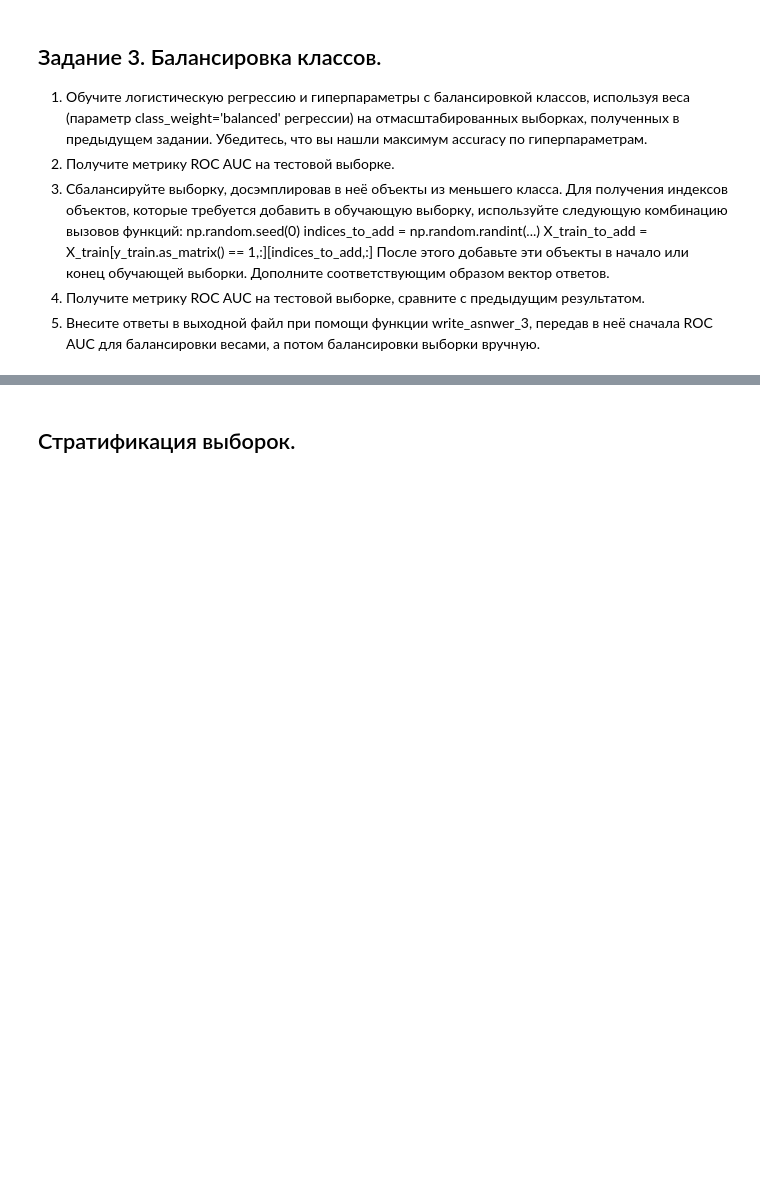
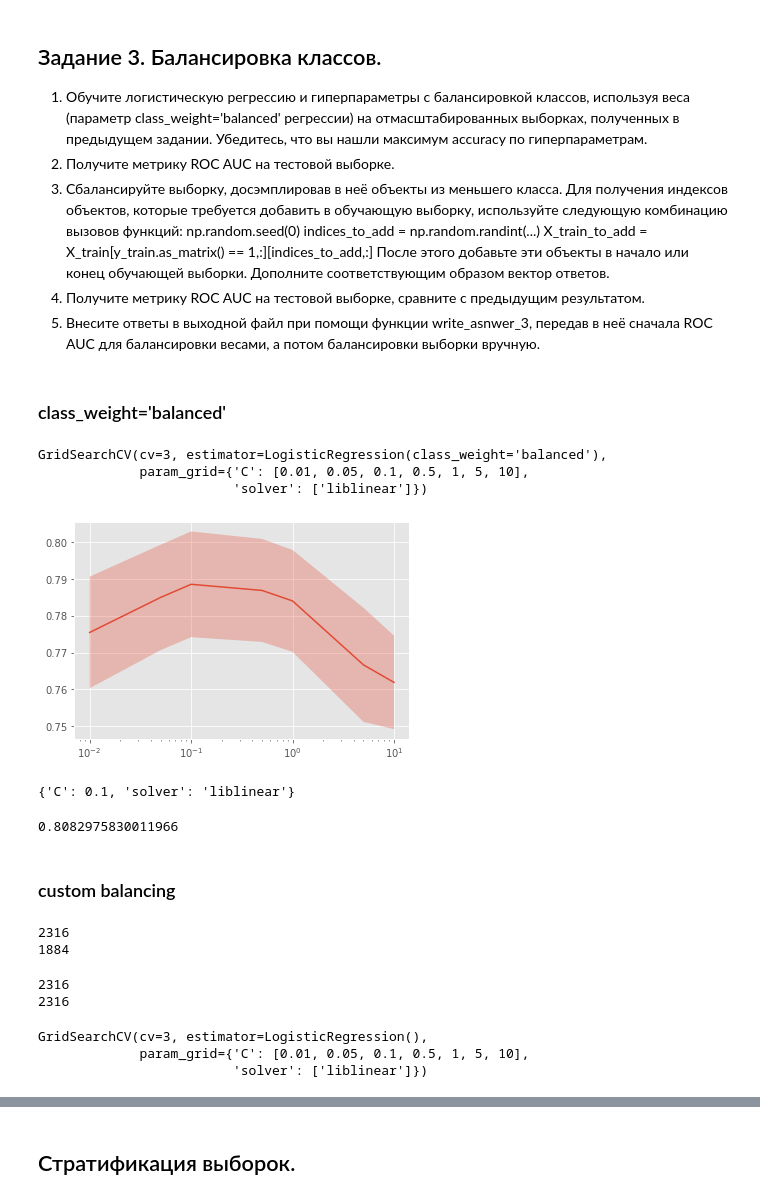
Before and after one commit to SmirnovAlexander/MachineLearningDataAnalysis, a Jupyter notebook: SupervisedLearning/3.DataPreprocessingLogisticRegression/DataPreprocessingLogisticRegression.ipynb, the cells around one changed output, grey strips where cells are left out. Saved outputs shown, nothing was run; the diff lists cells and outputs as text; code cells hidden in the pictures; blank space fills up the shorter version.

```diff
--- a/SupervisedLearning/3.DataPreprocessingLogisticRegression/DataPreprocessingLogisticRegression.ipynb
+++ b/SupervisedLearning/3.DataPreprocessingLogisticRegression/DataPreprocessingLogisticRegression.ipynb
@@ -687,0 +694,28 @@ def write_answer_3(auc_1, auc_2):
+# %% [markdown]
+### class_weight='balanced'
+# %%
+optimizer = GridSearchCV(LogisticRegression(class_weight="balanced"), param_grid=param_grid, cv=cv)
+optimizer.fit(X_train_real_scaled_final, y_train)
+# %% [output]
+GridSearchCV(cv=3, estimator=LogisticRegression(class_weight='balanced'),
+             param_grid={'C': [0.01, 0.05, 0.1, 0.5, 1, 5, 10],
+                         'solver': ['liblinear']})
+# %%
+plot_scores(optimizer)
+print(optimizer.best_params_)
+# %% [output]
+[figure, added]
+{'C': 0.1, 'solver': 'liblinear'}
+# %%
+auc_1 = roc_auc_score(y_test, optimizer.predict(X_test_real_scaled_final))
+print(auc_1)
+# %% [output]
+0.8082975830011966
+# %% [markdown]
+### custom balancing
+# %%
+print(np.sum(y_train==0))
+print(np.sum(y_train==1))
+# %% [output]
+2316
+1884
@@ -687,0 +732,13 @@ def write_answer_3(auc_1, auc_2):
+# %%
+print(np.sum(y_train_balanced==0))
+print(np.sum(y_train_balanced==1))
+# %% [output]
+2316
+2316
+# %%
+optimizer = GridSearchCV(LogisticRegression(), param_grid=param_grid, cv=cv)
+optimizer.fit(X_train_real_scaled_final_balanced, y_train_balanced)
+# %% [output]
+GridSearchCV(cv=3, estimator=LogisticRegression(),
+             param_grid={'C': [0.01, 0.05, 0.1, 0.5, 1, 5, 10],
+                         'solver': ['liblinear']})
```
Also changed, not shown: parts of 12 cells of this notebook, 1 other file.
